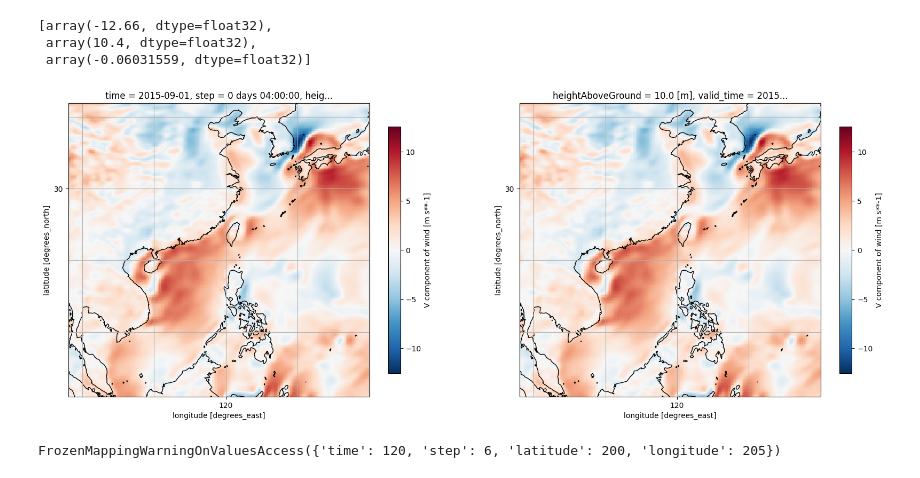
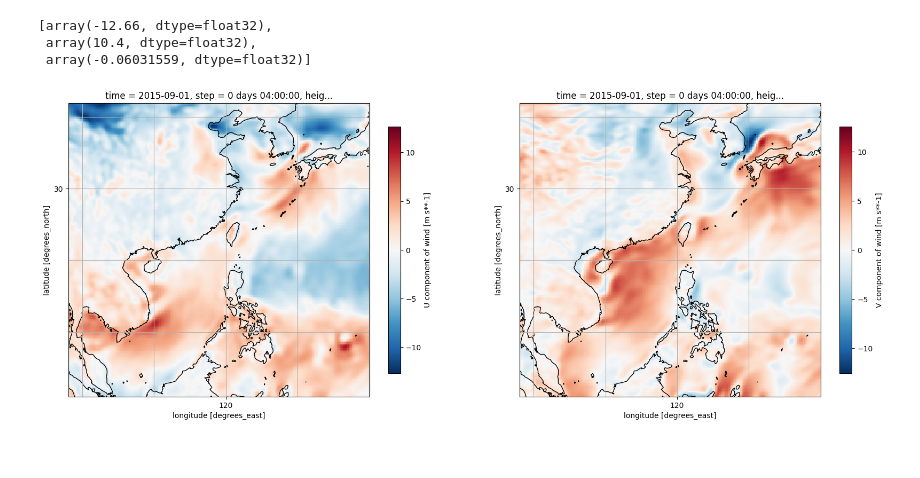
Before and after one commit to qpvvc/modulus, a Jupyter notebook: examples/weather/dataset_download/read_grib2_plot.ipynb, the cells around one changed output. Drawn from its saved outputs; the diff is of its cells as text; code cells hidden in the pictures.

```diff
--- a/examples/weather/dataset_download/read_grib2_plot.ipynb
+++ b/examples/weather/dataset_download/read_grib2_plot.ipynb
@@ -3,5 +6,5 @@ import xarray as xr
 # %%
-grib_arrays = xr.open_dataset("/datasets/grib2_data/wnd10m.cdas1.201509.grb2",engine='cfgrib')
+grib_arrays = xr.open_dataset("/datasets/grib2_data/2015/wnd10m.cdas1.201509.grb2",engine='cfgrib')
 grib_arrays
 # %% [output]
 <xarray.Dataset> Size: 236MB
@@ -170,25 +37,21 @@ i = 3
 # %%
 fig, (ax1, ax2) = plt.subplots(1,2,figsize=(20, 10), subplot_kw={'projection': ccrs.PlateCarree()})
 
 ax1.coastlines(resolution="50m")
 # 添加经纬度坐标
 ax1.set_xticks(range(-180, 181, 30), crs=ccrs.PlateCarree())
 ax1.set_yticks(range(-90, 91, 30), crs=ccrs.PlateCarree())
 ax1.gridlines(draw_labels=False)
-plot1 = grib_arrays['v'][0,3,:,:].plot(ax=ax1, transform=ccrs.PlateCarree(),cbar_kwargs={"shrink": 0.6})
+plot1 = grib_arrays['u'][0,3,:,:].plot(ax=ax1, transform=ccrs.PlateCarree(),cbar_kwargs={"shrink": 0.6})
 
 ax2.coastlines(resolution="50m")
 # 添加经纬度坐标
 ax2.set_xticks(range(-180, 181, 30), crs=ccrs.PlateCarree())
 ax2.set_yticks(range(-90, 91, 30), crs=ccrs.PlateCarree())
 ax2.gridlines(draw_labels=False)
-plot2 = stacked['v'][:,:,3].plot(ax=ax2, transform=ccrs.PlateCarree(),cbar_kwargs={"shrink": 0.6})
+plot2 = grib_arrays['v'][0,3,:,:].plot(ax=ax2, transform=ccrs.PlateCarree(),cbar_kwargs={"shrink": 0.6})
 # %% [output]
-[figure, old version]
+[figure, new version]
-# %%
-grib_arrays.dims
-# %% [output]
-FrozenMappingWarningOnValuesAccess({'time': 120, 'step': 6, 'latitude': 200, 'longitude': 205})
 # %%
 stacked = grib_arrays.stack(newtime=['time', 'step'])
 # %%
```
Also changed, not shown: parts of 49 cells of this notebook, 4 other files.
